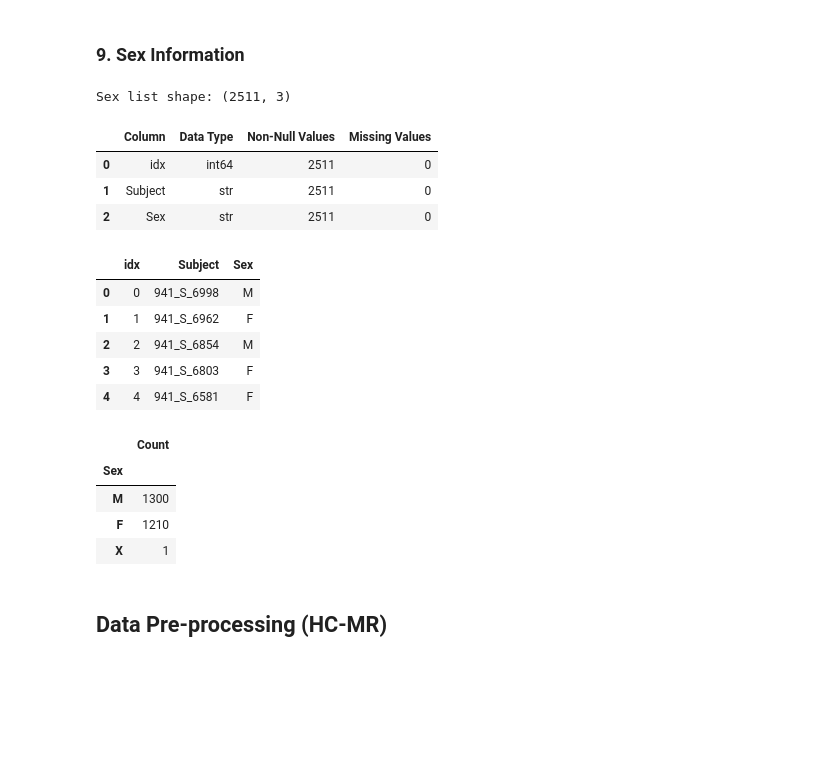
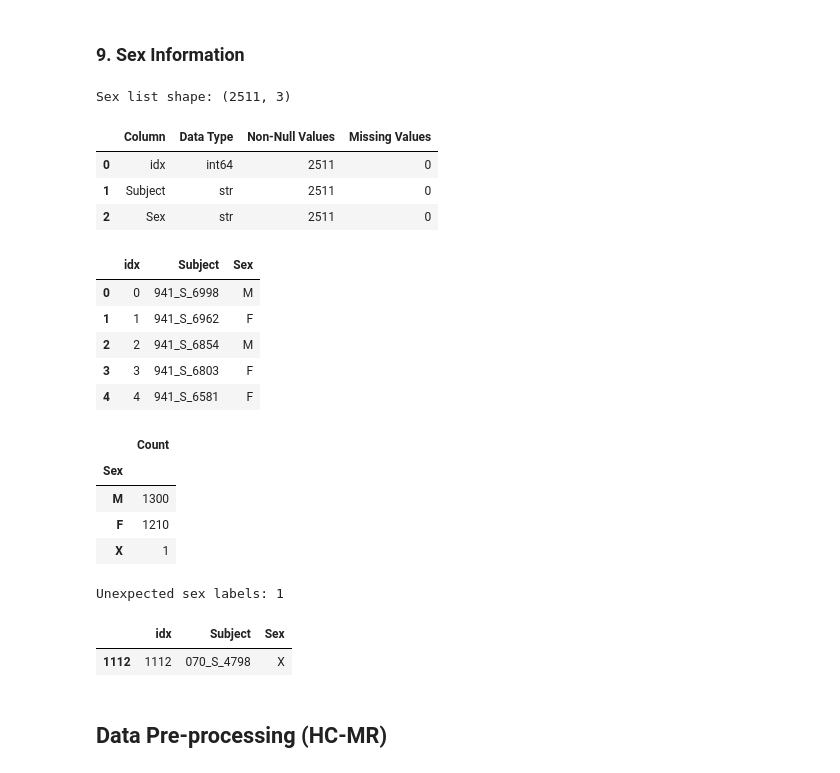
Before and after one commit to AnyUnimib/Medical_Imaging_Project, a Jupyter notebook: ADNI.ipynb, the cells around one changed output. Saved outputs shown, nothing was run; the diff lists cells and outputs as text; code cells hidden in the pictures; blank space fills up the shorter version.

```diff
--- a/ADNI.ipynb
+++ b/ADNI.ipynb
@@ -372,40 +375,49 @@ plt.show()
 # %%
 # Load sex information
 sex_df = pd.read_csv(SEX_LIST_PATH)
-
 print("Sex list shape:", sex_df.shape)
 
 # Sample data with data types
 sex_info = pd.DataFrame({
     "Column": sex_df.columns,
     "Data Type": sex_df.dtypes.astype(str).values,
     "Non-Null Values": sex_df.notna().sum().values,
     "Missing Values": sex_df.isna().sum().values})
 
 display(sex_info)
 
 # Sample records
 display(sex_df.head())
 
 # Sex distribution
 display(sex_df.iloc[:, -1].value_counts(dropna=False).to_frame("Count"))
+
+# Check for unexpected sex labels
+valid_sex_labels = {"M", "F"}
+unexpected_sex = sex_df.loc[~sex_df["Sex"].isin(valid_sex_labels)]
+
+print("Unexpected sex labels:", len(unexpected_sex))
+display(unexpected_sex)
 # %% [output]
 Sex list shape: (2511, 3)
 |  | Column | Data Type | Non-Null Values | Missing Values |
 | 0 | idx | int64 | 2511 | 0 |
 | 1 | Subject | str | 2511 | 0 |
 | 2 | Sex | str | 2511 | 0 |
 |  | idx | Subject | Sex |
 | 0 | 0 | 941_S_6998 | M |
 | 1 | 1 | 941_S_6962 | F |
 | 2 | 2 | 941_S_6854 | M |
 | 3 | 3 | 941_S_6803 | F |
 | 4 | 4 | 941_S_6581 | F |
 |  | Count |
 | Sex |  |
 | M | 1300 |
 | F | 1210 |
 | X | 1 |
+Unexpected sex labels: 1
+|  | idx | Subject | Sex |
+| 1112 | 1112 | 070_S_4798 | X |
 # %% [markdown]
 ## Data Pre-processing (HC-MR)
 # %% [markdown]
```
Also changed, not shown: parts of 13 cells of this notebook.
